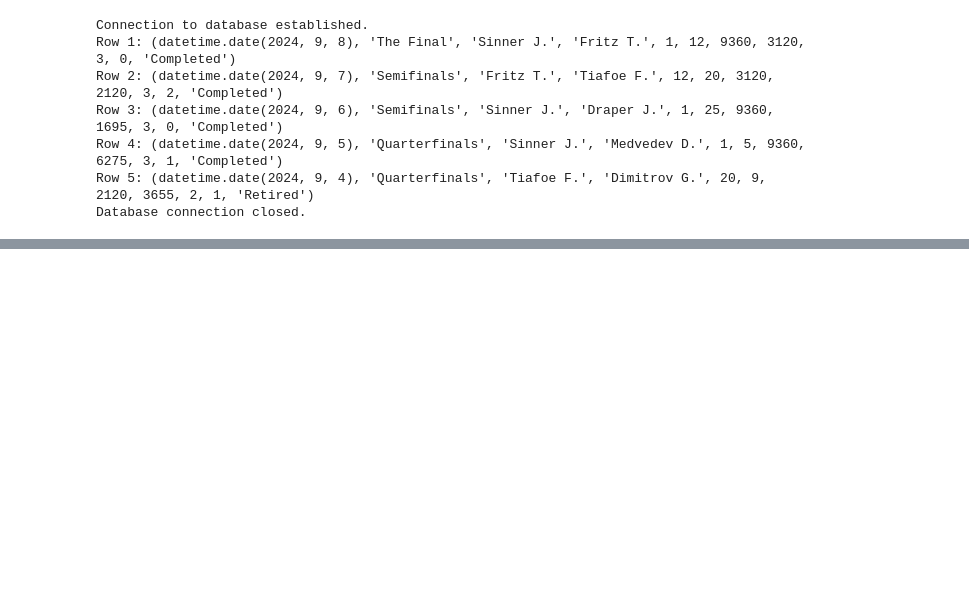
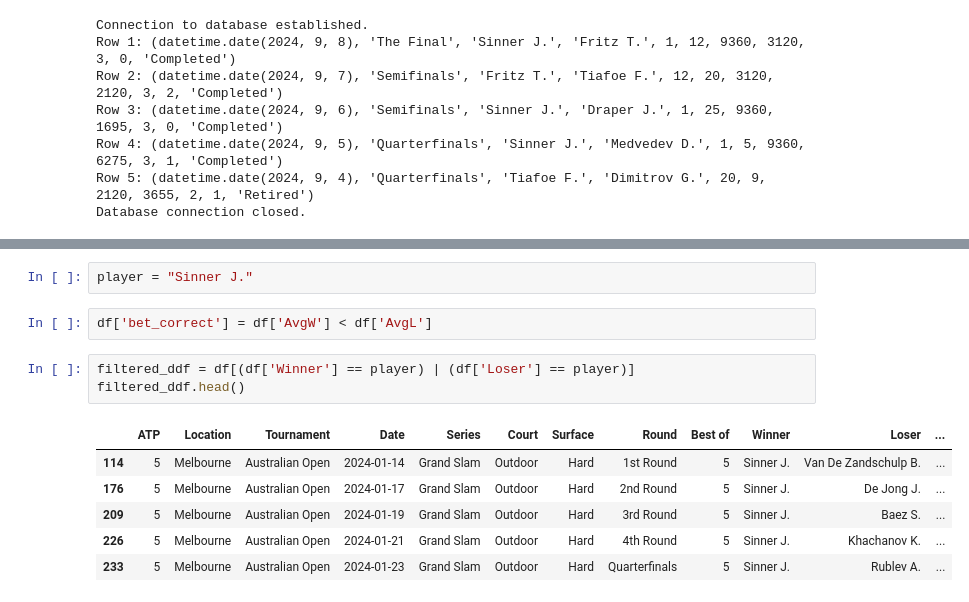
Before and after one commit to zediogocastro/smart-tennis-bet, a Jupyter notebook: simple_analytics.ipynb, the cells around one changed output, grey strips where cells are left out. Saved outputs shown, nothing was run; the diff lists cells and outputs as text; blank space fills up the shorter version.

```diff
--- a/simple_analytics.ipynb
+++ b/simple_analytics.ipynb
@@ -115,0 +132,14 @@ Database connection closed.
+# %%
+player = "Sinner J."
+# %%
+df['bet_correct'] = df['AvgW'] < df['AvgL']
+# %%
+filtered_ddf = df[(df['Winner'] == player) | (df['Loser'] == player)]
+filtered_ddf.head()
+# %% [output]
+|  | ATP | Location | Tournament | Date | Series | Court | Surface | Round | Best of | Winner | Loser | ... |
+| 114 | 5 | Melbourne | Australian Open | 2024-01-14 | Grand Slam | Outdoor | Hard | 1st Round | 5 | Sinner J. | Van De Zandschulp B. | ... |
+| 176 | 5 | Melbourne | Australian Open | 2024-01-17 | Grand Slam | Outdoor | Hard | 2nd Round | 5 | Sinner J. | De Jong J. | ... |
+| 209 | 5 | Melbourne | Australian Open | 2024-01-19 | Grand Slam | Outdoor | Hard | 3rd Round | 5 | Sinner J. | Baez S. | ... |
+| 226 | 5 | Melbourne | Australian Open | 2024-01-21 | Grand Slam | Outdoor | Hard | 4th Round | 5 | Sinner J. | Khachanov K. | ... |
+| 233 | 5 | Melbourne | Australian Open | 2024-01-23 | Grand Slam | Outdoor | Hard | Quarterfinals | 5 | Sinner J. | Rublev A. | ... |
```
Also changed, not shown: parts of 10 cells of this notebook.
